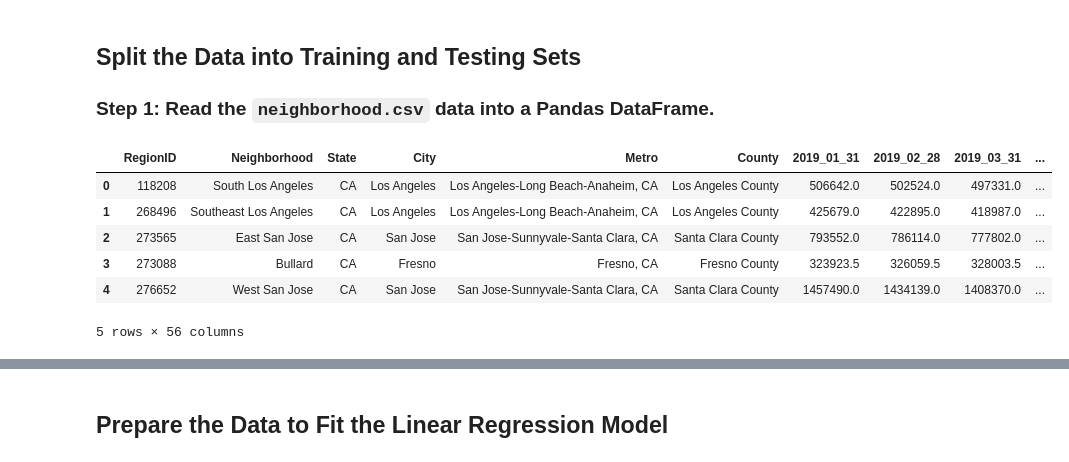
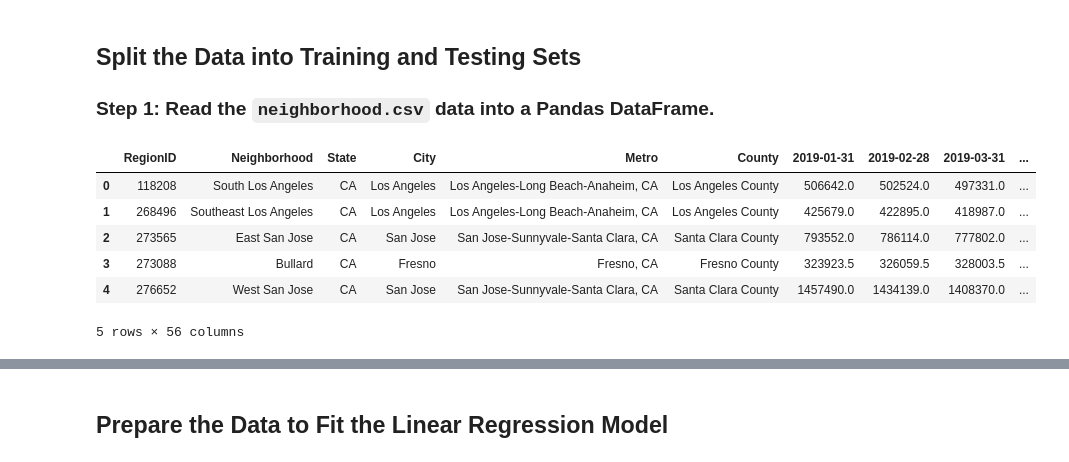
Before and after one commit to Ray54111/Housing-Prices-Machine-Learning-Project, a Jupyter notebook: ml_project.ipynb, the cells around one changed output, grey strips where cells are left out. Saved outputs shown, nothing was run; the diff lists cells and outputs as text; code cells hidden in the pictures.

```diff
--- a/ml_project.ipynb
+++ b/ml_project.ipynb
@@ -21,12 +21,12 @@ from sklearn.metrics import mean_squared_error, r2_score
 ### Step 1: Read the `neighborhood.csv` data into a Pandas DataFrame.
 # %%
 # Read in the CSV file as a Pandas DataFrame
-home_prediction = pd.read_csv(Path("neighborhood.csv"))
+home_prediction = pd.read_csv(Path("neighborhoods.csv"))
 
 # Review the DataFrame
 home_prediction.head()
 # %% [output]
-|  | RegionID | Neighborhood | State | City | Metro | County | 2019_01_31 | 2019_02_28 | 2019_03_31 | ... |
+|  | RegionID | Neighborhood | State | City | Metro | County | 2019-01-31 | 2019-02-28 | 2019-03-31 | ... |
 | 0 | 118208 | South Los Angeles | CA | Los Angeles | Los Angeles-Long Beach-Anaheim, CA | Los Angeles County | 506642.0 | 502524.0 | 497331.0 | ... |
 | 1 | 268496 | Southeast Los Angeles | CA | Los Angeles | Los Angeles-Long Beach-Anaheim, CA | Los Angeles County | 425679.0 | 422895.0 | 418987.0 | ... |
 | 2 | 273565 | East San Jose | CA | San Jose | San Jose-Sunnyvale-Santa Clara, CA | Santa Clara County | 793552.0 | 786114.0 | 777802.0 | ... |
```
Also changed, not shown: parts of 5 cells of this notebook, 2 other files.
